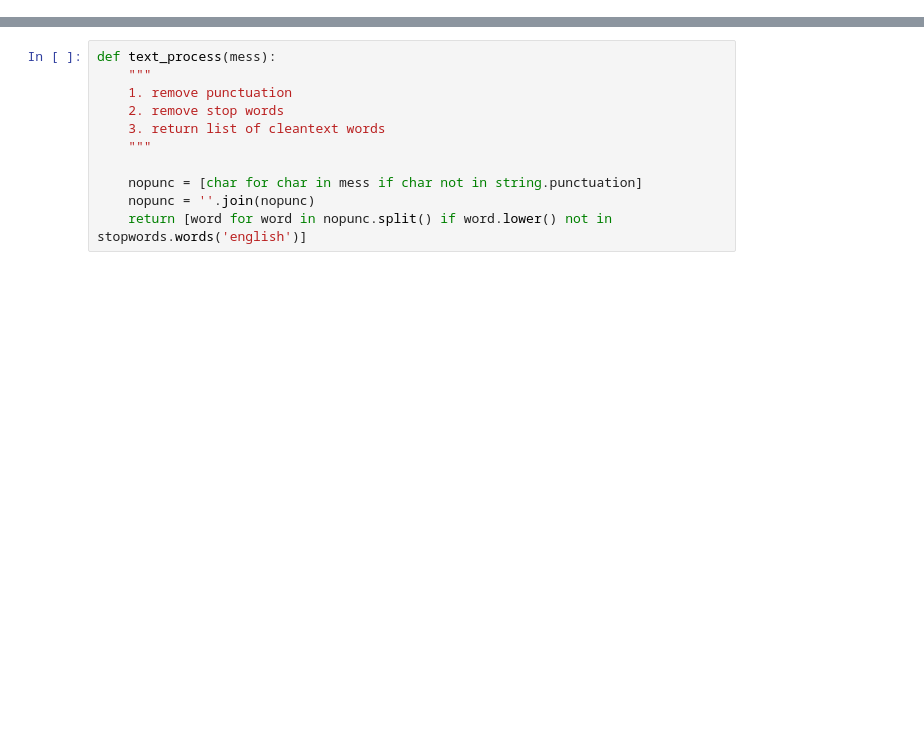
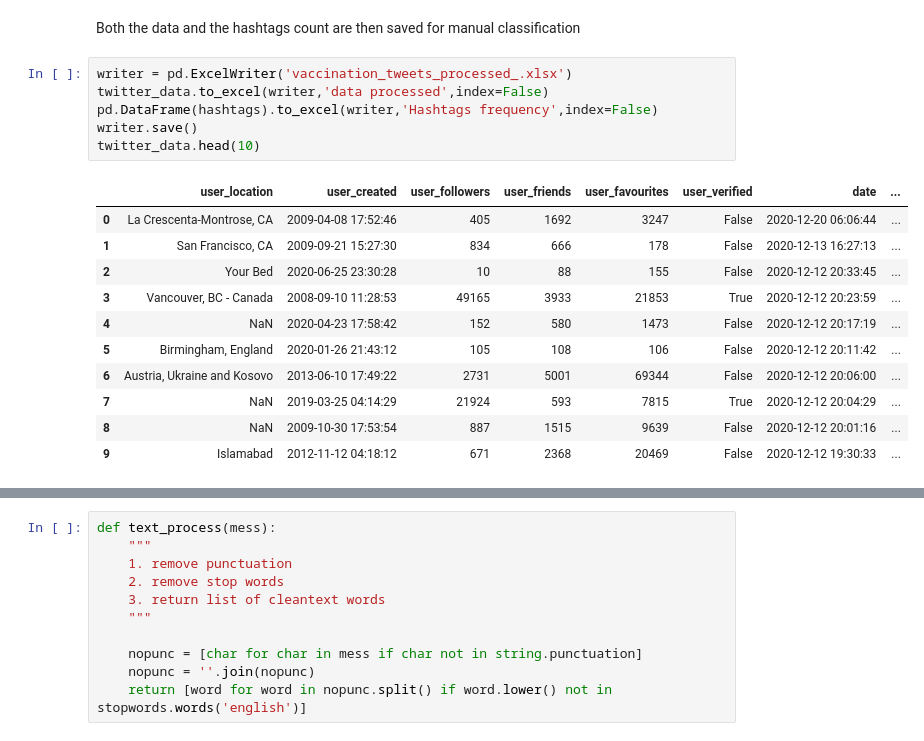
Before and after one commit to waeljrad/COVID19-vaccines, a Jupyter notebook: COVID vaccine Tweets.ipynb, the cells around one changed output, grey strips where cells are left out. Cells and saved outputs as stored; diff of their text form; blank space fills up the shorter version.

```diff
--- a/COVID vaccine Tweets.ipynb
+++ b/COVID vaccine Tweets.ipynb
@@ -75,0 +157,20 @@ twitter_data['text_length'].hist(bins=150,figsize=(20,6))
+# %% [markdown]
+Both the data and the hashtags count are then saved for manual classification
+# %%
+writer = pd.ExcelWriter('vaccination_tweets_processed_.xlsx')
+twitter_data.to_excel(writer,'data processed',index=False)
+pd.DataFrame(hashtags).to_excel(writer,'Hashtags frequency',index=False)
+writer.save()
+twitter_data.head(10)
+# %% [output]
+|  | user_location | user_created | user_followers | user_friends | user_favourites | user_verified | date | ... |
+| 0 | La Crescenta-Montrose, CA | 2009-04-08 17:52:46 | 405 | 1692 | 3247 | False | 2020-12-20 06:06:44 | ... |
+| 1 | San Francisco, CA | 2009-09-21 15:27:30 | 834 | 666 | 178 | False | 2020-12-13 16:27:13 | ... |
+| 2 | Your Bed | 2020-06-25 23:30:28 | 10 | 88 | 155 | False | 2020-12-12 20:33:45 | ... |
+| 3 | Vancouver, BC - Canada | 2008-09-10 11:28:53 | 49165 | 3933 | 21853 | True | 2020-12-12 20:23:59 | ... |
+| 4 | NaN | 2020-04-23 17:58:42 | 152 | 580 | 1473 | False | 2020-12-12 20:17:19 | ... |
+| 5 | Birmingham, England | 2020-01-26 21:43:12 | 105 | 108 | 106 | False | 2020-12-12 20:11:42 | ... |
+| 6 | Austria, Ukraine and Kosovo | 2013-06-10 17:49:22 | 2731 | 5001 | 69344 | False | 2020-12-12 20:06:00 | ... |
+| 7 | NaN | 2019-03-25 04:14:29 | 21924 | 593 | 7815 | True | 2020-12-12 20:04:29 | ... |
+| 8 | NaN | 2009-10-30 17:53:54 | 887 | 1515 | 9639 | False | 2020-12-12 20:01:16 | ... |
+| 9 | Islamabad | 2012-11-12 04:18:12 | 671 | 2368 | 20469 | False | 2020-12-12 19:30:33 | ... |
```
Also changed, not shown: parts of 40 cells of this notebook, 1 other file.
